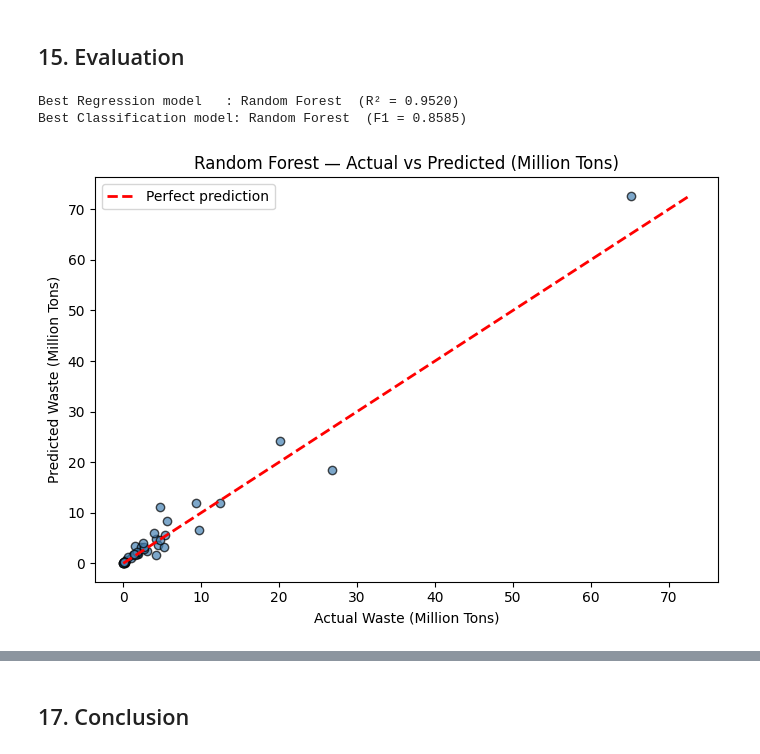
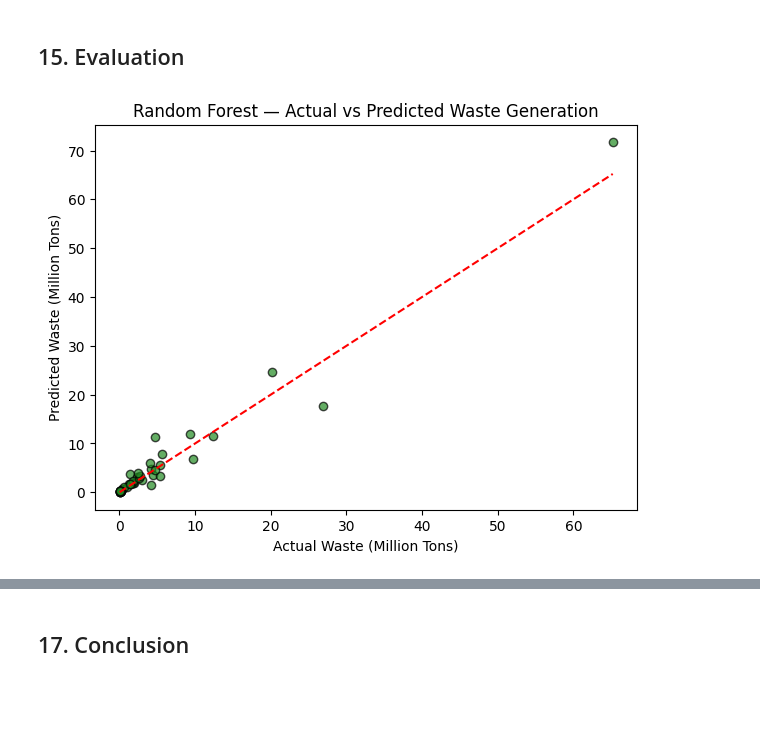
Before and after one commit to sakshi1013-coder/WasteManagement-ML, a Jupyter notebook: Waste_Generation_Analysis.ipynb, the cells around one changed output, grey strips where cells are left out. Cells and saved outputs as stored; diff of their text form; code cells hidden in the pictures; blank space fills up the shorter version.

```diff
--- a/Waste_Generation_Analysis.ipynb
+++ b/Waste_Generation_Analysis.ipynb
@@ -856,0 +332,10 @@ Insight: Clusters broadly correspond to developing, middle-income, and high-inco
+# %%
+dt_clf = DecisionTreeClassifier(random_state=42)
+dt_clf.fit(X_train, y_train_clf)
+
+dt_clf_pred = dt_clf.predict(X_test)
+
+print("Accuracy:", accuracy_score(y_test_clf, dt_clf_pred))
+print("Precision:", precision_score(y_test_clf, dt_clf_pred, average="weighted"))
+print("Recall:", recall_score(y_test_clf, dt_clf_pred, average="weighted"))
+print("F1:", f1_score(y_test_clf, dt_clf_pred, average="weighted"))
@@ -856,0 +353,9 @@ Insight: Clusters broadly correspond to developing, middle-income, and high-inco
+# %%
+rf = RandomForestRegressor(n_estimators=100, random_state=42)
+rf.fit(X_train, y_train)
+
+rf_pred = rf.predict(X_test)
+
+print("MAE:", mean_absolute_error(y_test, rf_pred))
+print("RMSE:", np.sqrt(mean_squared_error(y_test, rf_pred)))
+print("R²:", r2_score(y_test, rf_pred))
@@ -936,40 +505,13 @@ It discovered **3 natural country groupings** based on waste-related features wi
 # %% [markdown]
 ## 15. Evaluation
-# %%
-# Identify best regression model
-best_reg_idx = reg_comparison["R² Score"].idxmax()
-best_reg_name = reg_comparison.loc[best_reg_idx, "Model"]
-best_reg_r2   = reg_comparison.loc[best_reg_idx, "R² Score"]
-
-# Identify best classification model
-best_clf_idx = clf_comparison["F1-Score"].idxmax()
-best_clf_name = clf_comparison.loc[best_clf_idx, "Model"]
-best_clf_f1   = clf_comparison.loc[best_clf_idx, "F1-Score"]
-
-print(f"Best Regression model   : {best_reg_name}  (R² = {best_reg_r2:.4f})")
-print(f"Best Classification model: {best_clf_name}  (F1 = {best_clf_f1:.4f})")
-# %% [output]
-Best Regression model   : Random Forest  (R² = 0.9520)
-Best Classification model: Random Forest  (F1 = 0.8585)
 # %%
-# Actual vs Predicted — best regression model
-model_preds = {
-    "Linear Regression": lr_pred,
-    "KNN Regressor"    : knn_reg_pred,
-    "Decision Tree"    : dt_reg_pred,
-    "Random Forest"    : rf_reg_pred
-}
-best_reg_pred = model_preds[best_reg_name]
-
+# Best regression model: Random Forest Actual vs Predicted
 plt.figure(figsize=(7, 5))
-plt.scatter(y_reg_test / 1e6, best_reg_pred / 1e6, color="steelblue", edgecolors="k", alpha=0.7)
-max_val = max(y_reg_test.max(), best_reg_pred.max()) / 1e6
-plt.plot([0, max_val], [0, max_val], "r--", lw=2, label="Perfect prediction")
-plt.title(f"{best_reg_name} — Actual vs Predicted (Million Tons)")
+plt.scatter(y_test / 1e6, rf_pred / 1e6, color="forestgreen", edgecolors="k", alpha=0.7)
+plt.plot([y_test.min() / 1e6, y_test.max() / 1e6], [y_test.min() / 1e6, y_test.max() / 1e6], "r--")
+plt.title("Random Forest — Actual vs Predicted Waste Generation")
 plt.xlabel("Actual Waste (Million Tons)")
 plt.ylabel("Predicted Waste (Million Tons)")
-plt.legend()
-plt.tight_layout()
 plt.show()
 # %% [output]
-[figure, old version]
+[figure, new version]
```
Also changed, not shown: parts of 124 cells of this notebook.
